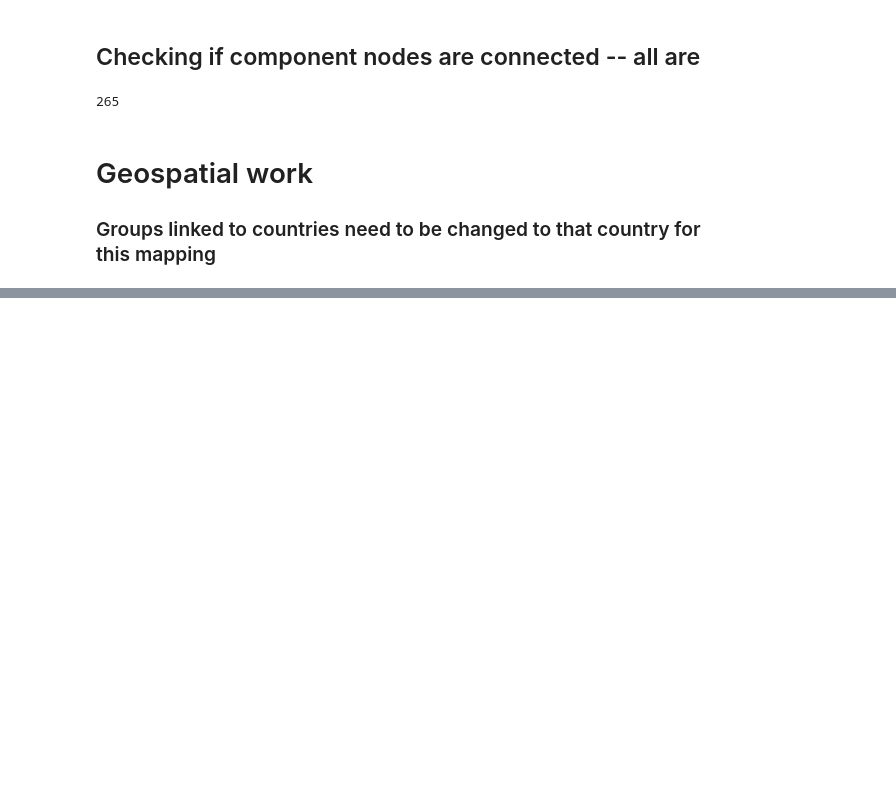
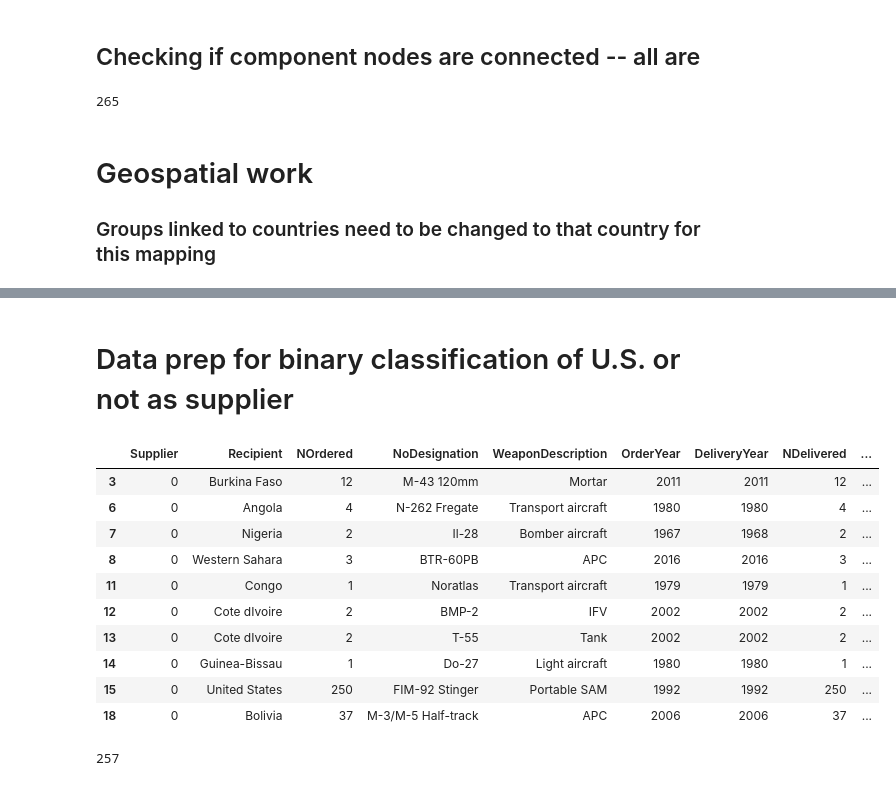
Before and after one commit to MichaelBurak/arms-trade-analysis, a Jupyter notebook: sipri-trades.ipynb, the cells around one changed output, grey strips where cells are left out. Saved outputs shown, nothing was run; the diff lists cells and outputs as text; code cells hidden in the pictures; blank space fills up the shorter version.

```diff
--- a/sipri-trades.ipynb
+++ b/sipri-trades.ipynb
@@ -1921,0 +1871,20 @@ print (lat, lng)
+# %% [markdown]
+# Data prep for binary classification of U.S. or not as supplier
+# %%
+bool_df.head(10)
+# %% [output]
+|  | Supplier | Recipient | NOrdered | NoDesignation | WeaponDescription | OrderYear | DeliveryYear | NDelivered | ... |
+| 3 | 0 | Burkina Faso | 12 | M-43 120mm | Mortar | 2011 | 2011 | 12 | ... |
+| 6 | 0 | Angola | 4 | N-262 Fregate | Transport aircraft | 1980 | 1980 | 4 | ... |
+| 7 | 0 | Nigeria | 2 | Il-28 | Bomber aircraft | 1967 | 1968 | 2 | ... |
+| 8 | 0 | Western Sahara | 3 | BTR-60PB | APC | 2016 | 2016 | 3 | ... |
+| 11 | 0 | Congo | 1 | Noratlas | Transport aircraft | 1979 | 1979 | 1 | ... |
+| 12 | 0 | Cote dIvoire | 2 | BMP-2 | IFV | 2002 | 2002 | 2 | ... |
+| 13 | 0 | Cote dIvoire | 2 | T-55 | Tank | 2002 | 2002 | 2 | ... |
+| 14 | 0 | Guinea-Bissau | 1 | Do-27 | Light aircraft | 1980 | 1980 | 1 | ... |
+| 15 | 0 | United States | 250 | FIM-92 Stinger | Portable SAM | 1992 | 1992 | 250 | ... |
+| 18 | 0 | Bolivia | 37 | M-3/M-5 Half-track | APC | 2006 | 2006 | 37 | ... |
+# %%
+bool_df['WeaponDescription'].nunique()
+# %% [output]
+257
```
Also changed, not shown: parts of 94 cells of this notebook, 1 other file.
